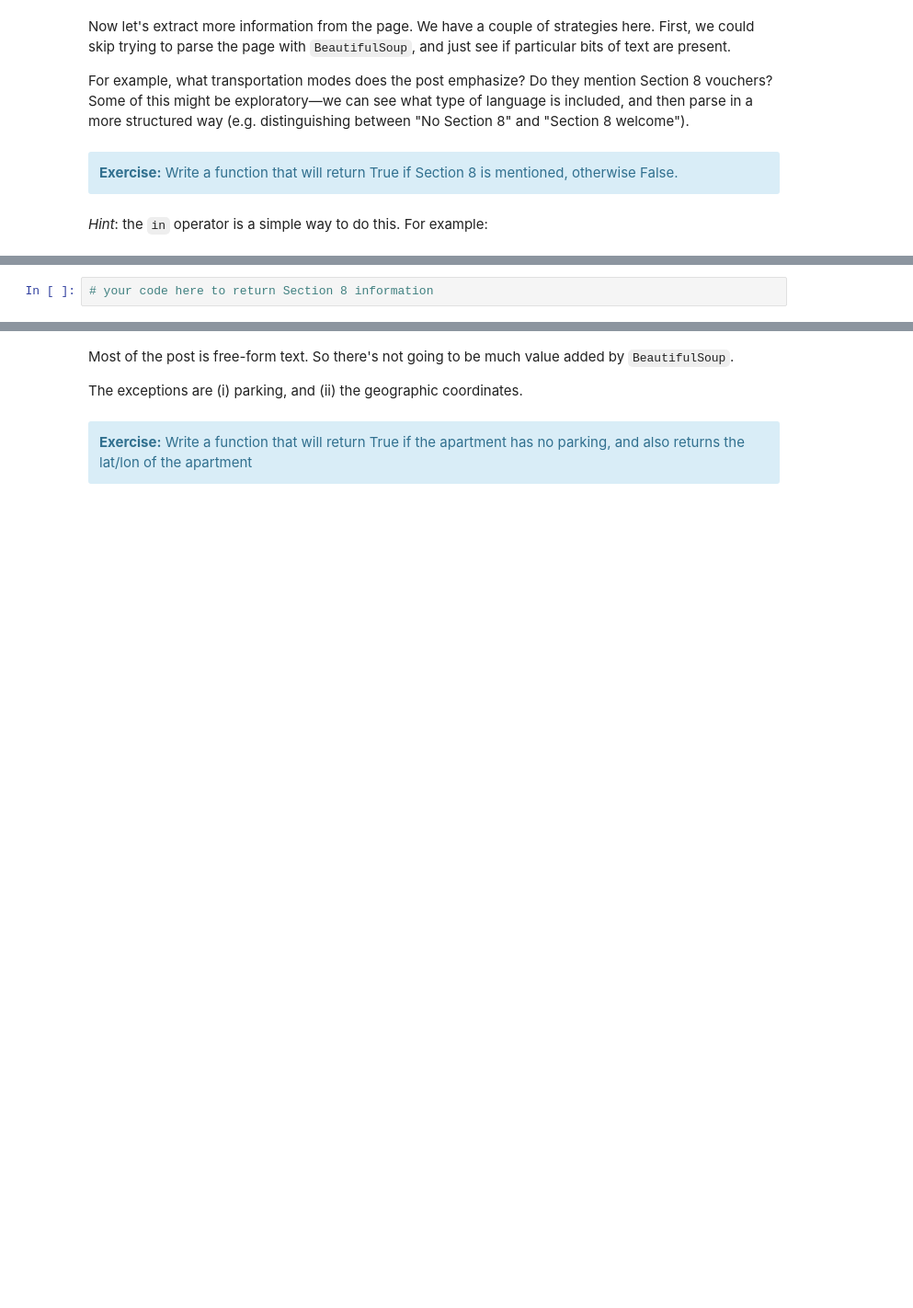
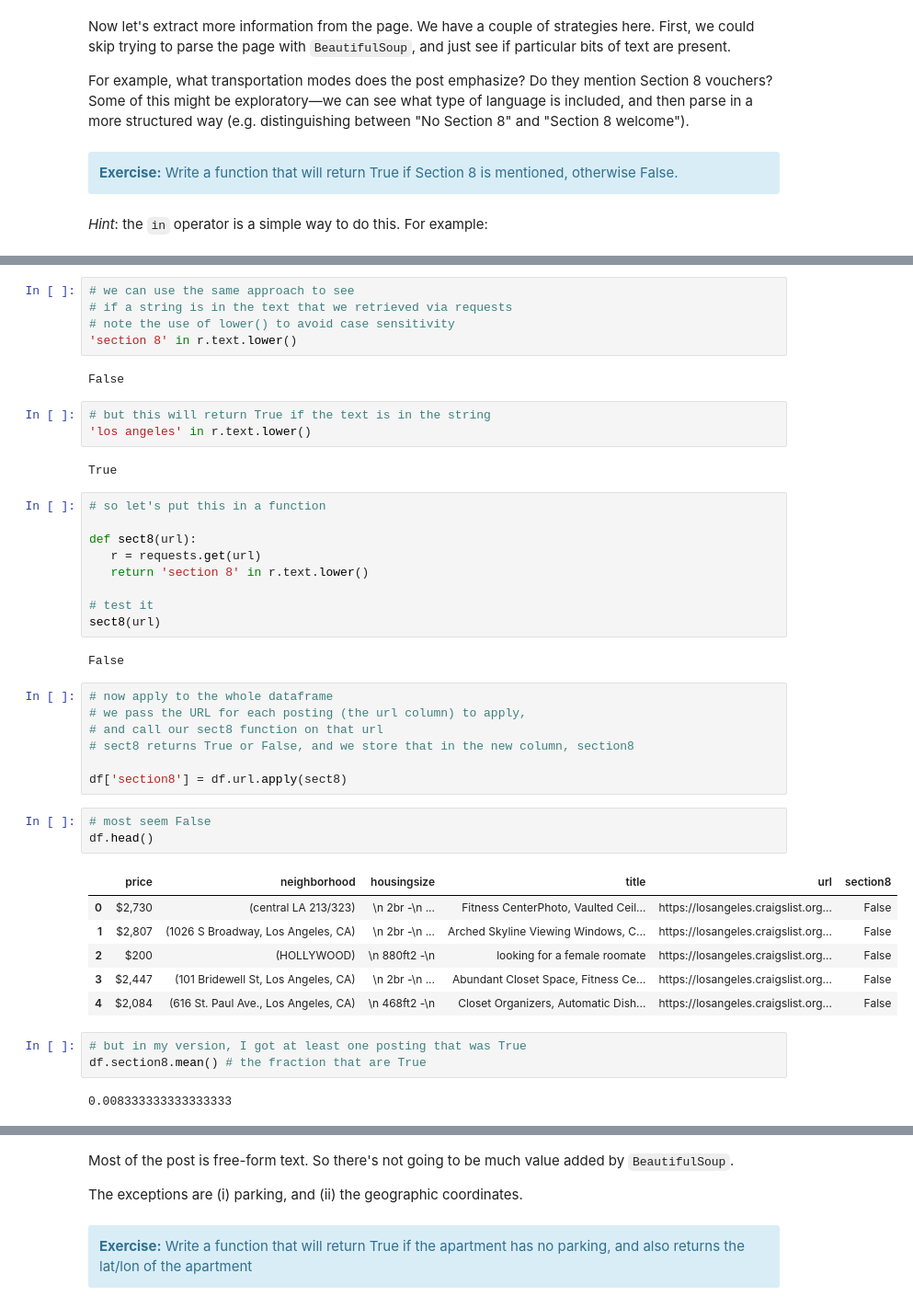
Before and after one commit to UCLALuskinDataScience/urbandatascience-s22, a Jupyter notebook: classes/Class 2 solutions.ipynb, the cells around one changed output, grey strips where cells are left out. Shown: that part at 92% size. Saved outputs shown, nothing was run; the diff lists cells and outputs as text; blank space fills up the shorter version.

```diff
--- a/classes/Class 2 solutions.ipynb
+++ b/classes/Class 2 solutions.ipynb
@@ -213,2 +233,45 @@ For example, what transportation modes does the post emphasize? Do they mention
 # %%
-# your code here to return Section 8 information
+# we can use the same approach to see
+# if a string is in the text that we retrieved via requests
+# note the use of lower() to avoid case sensitivity
+'section 8' in r.text.lower()
+# %% [output]
+False
+# %%
+# but this will return True if the text is in the string
+'los angeles' in r.text.lower()
+# %% [output]
+True
+# %%
+# so let's put this in a function
+
+def sect8(url):
+   r = requests.get(url)
+   return 'section 8' in r.text.lower()
+
+# test it
+sect8(url)
+# %% [output]
+False
+# %%
+# now apply to the whole dataframe
+# we pass the URL for each posting (the url column) to apply,
+# and call our sect8 function on that url
+# sect8 returns True or False, and we store that in the new column, section8
+
+df['section8'] = df.url.apply(sect8)
+# %%
+# most seem False
+df.head()
+# %% [output]
+|  | price | neighborhood | housingsize | title | url | section8 |
+| 0 | $2,730 | (central LA 213/323) | \n 2br -\n ... | Fitness CenterPhoto, Vaulted Ceil... | https://losangeles.craigslist.org... | False |
+| 1 | $2,807 | (1026 S Broadway, Los Angeles, CA) | \n 2br -\n ... | Arched Skyline Viewing Windows, C... | https://losangeles.craigslist.org... | False |
+| 2 | $200 | (HOLLYWOOD) | \n 880ft2 -\n | looking for a female roomate | https://losangeles.craigslist.org... | False |
+| 3 | $2,447 | (101 Bridewell St, Los Angeles, CA) | \n 2br -\n ... | Abundant Closet Space, Fitness Ce... | https://losangeles.craigslist.org... | False |
+| 4 | $2,084 | (616 St. Paul Ave., Los Angeles, CA) | \n 468ft2 -\n | Closet Organizers, Automatic Dish... | https://losangeles.craigslist.org... | False |
+# %%
+# but in my version, I got at least one posting that was True
+df.section8.mean() # the fraction that are True
+# %% [output]
+0.008333333333333333
```
Also changed, not shown: parts of 15 cells of this notebook, 1 other file.
